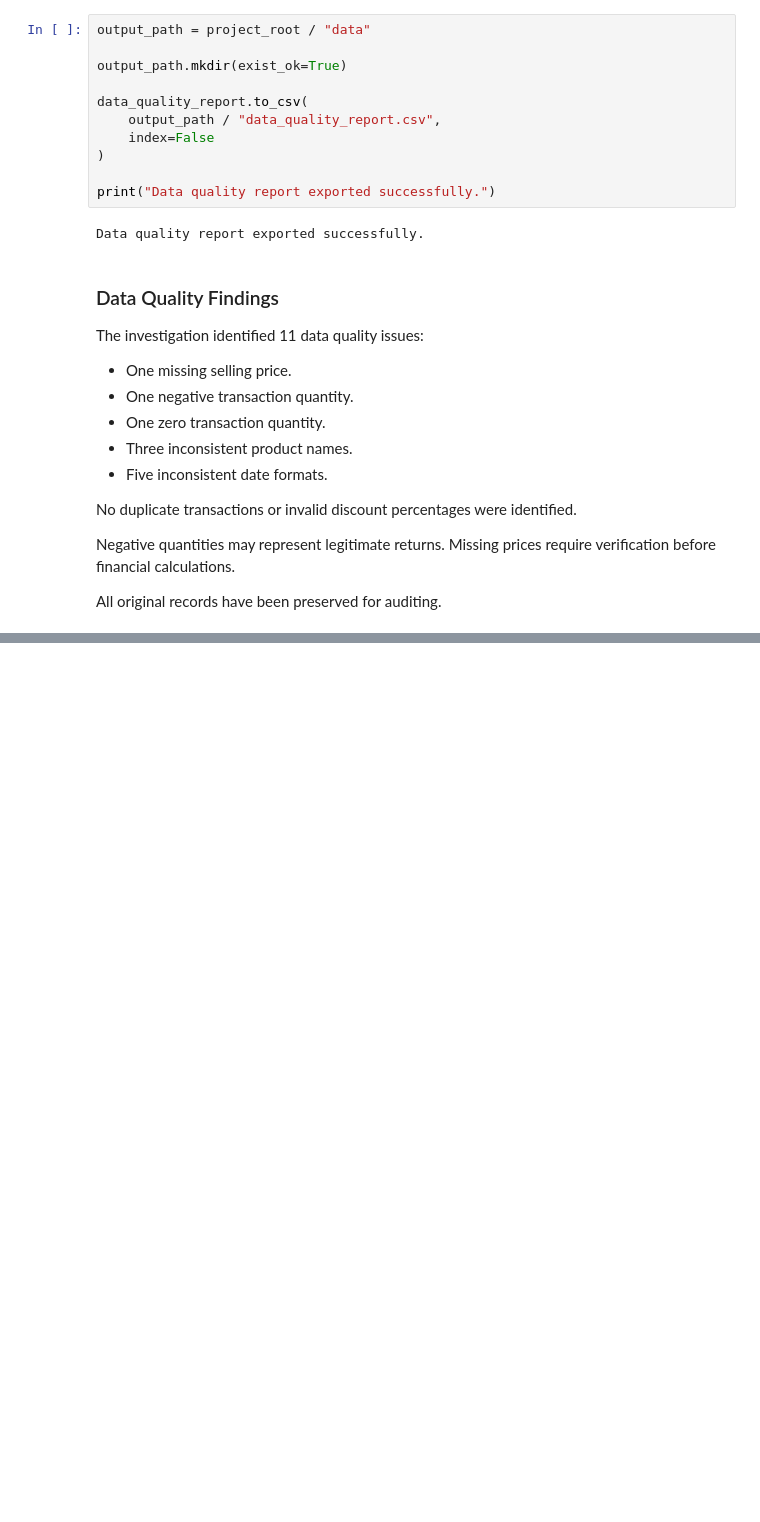
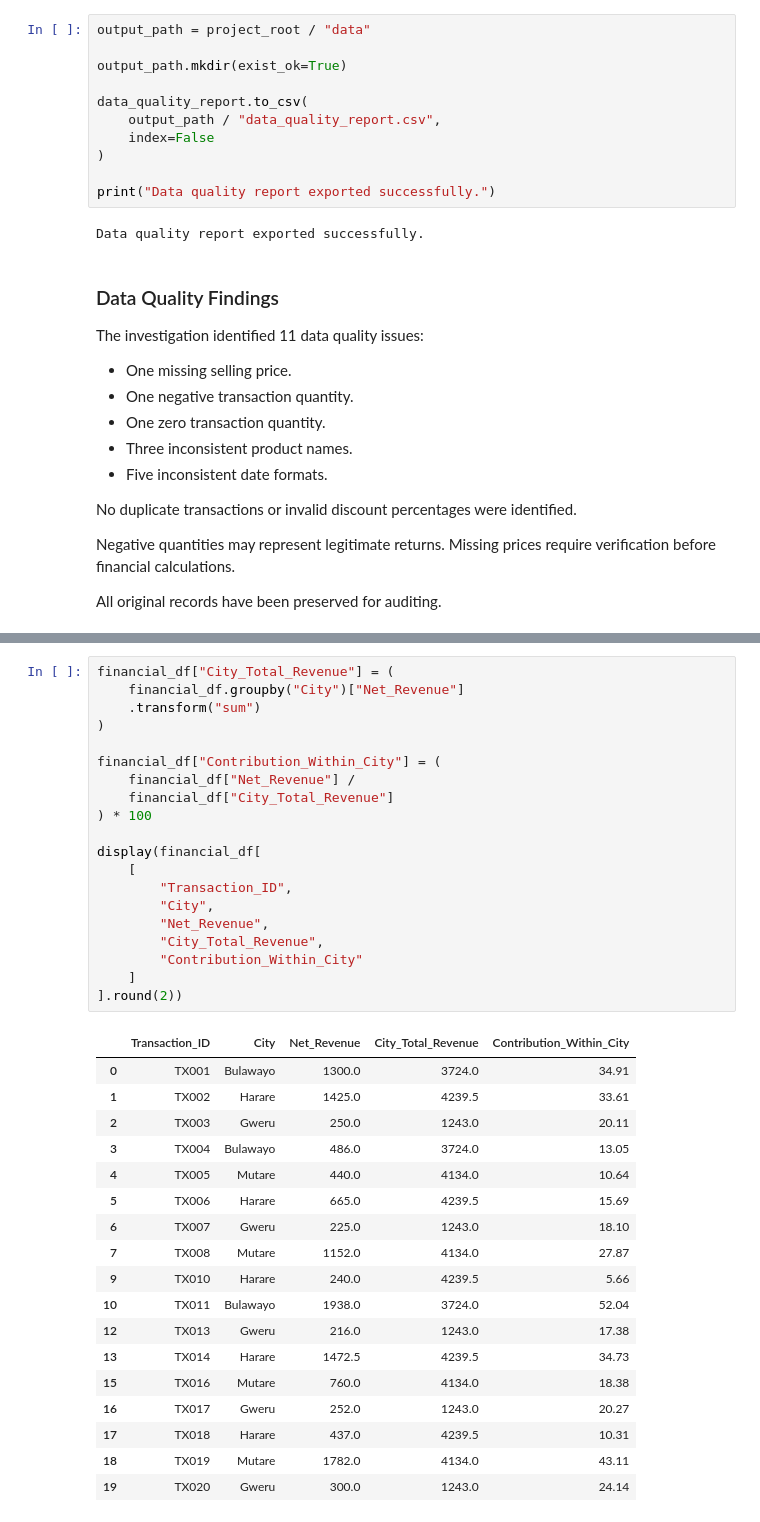
Before and after one commit to Tinashemutanda/injiva-pandas-sales-intelligence, a Jupyter notebook: notebooks/sales_analysis.ipynb, the cells around one changed output, grey strips where cells are left out. Saved outputs shown, nothing was run; the diff lists cells and outputs as text; blank space fills up the shorter version.

```diff
--- a/notebooks/sales_analysis.ipynb
+++ b/notebooks/sales_analysis.ipynb
@@ -434,0 +765,39 @@ All original records have been preserved for auditing.
+# %%
+financial_df["City_Total_Revenue"] = (
+    financial_df.groupby("City")["Net_Revenue"]
+    .transform("sum")
+)
+
+financial_df["Contribution_Within_City"] = (
+    financial_df["Net_Revenue"] /
+    financial_df["City_Total_Revenue"]
+) * 100
+
+display(financial_df[
+    [
+        "Transaction_ID",
+        "City",
+        "Net_Revenue",
+        "City_Total_Revenue",
+        "Contribution_Within_City"
+    ]
+].round(2))
+# %% [output]
+|  | Transaction_ID | City | Net_Revenue | City_Total_Revenue | Contribution_Within_City |
+| 0 | TX001 | Bulawayo | 1300.0 | 3724.0 | 34.91 |
+| 1 | TX002 | Harare | 1425.0 | 4239.5 | 33.61 |
+| 2 | TX003 | Gweru | 250.0 | 1243.0 | 20.11 |
+| 3 | TX004 | Bulawayo | 486.0 | 3724.0 | 13.05 |
+| 4 | TX005 | Mutare | 440.0 | 4134.0 | 10.64 |
+| 5 | TX006 | Harare | 665.0 | 4239.5 | 15.69 |
+| 6 | TX007 | Gweru | 225.0 | 1243.0 | 18.10 |
+| 7 | TX008 | Mutare | 1152.0 | 4134.0 | 27.87 |
+| 9 | TX010 | Harare | 240.0 | 4239.5 | 5.66 |
+| 10 | TX011 | Bulawayo | 1938.0 | 3724.0 | 52.04 |
+| 12 | TX013 | Gweru | 216.0 | 1243.0 | 17.38 |
+| 13 | TX014 | Harare | 1472.5 | 4239.5 | 34.73 |
+| 15 | TX016 | Mutare | 760.0 | 4134.0 | 18.38 |
+| 16 | TX017 | Gweru | 252.0 | 1243.0 | 20.27 |
+| 17 | TX018 | Harare | 437.0 | 4239.5 | 10.31 |
+| 18 | TX019 | Mutare | 1782.0 | 4134.0 | 43.11 |
+| 19 | TX020 | Gweru | 300.0 | 1243.0 | 24.14 |
```
Also changed, not shown: parts of 24 cells of this notebook, 7 other files.
